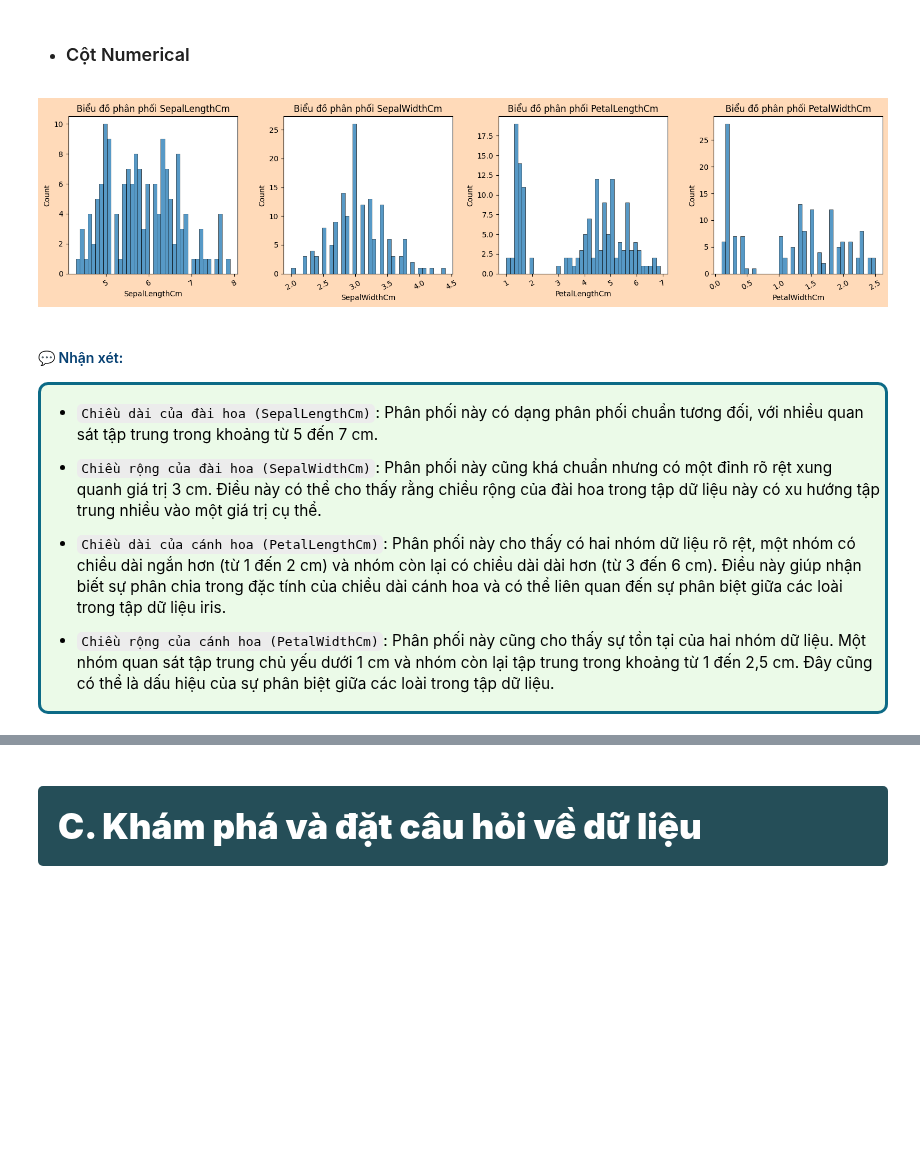
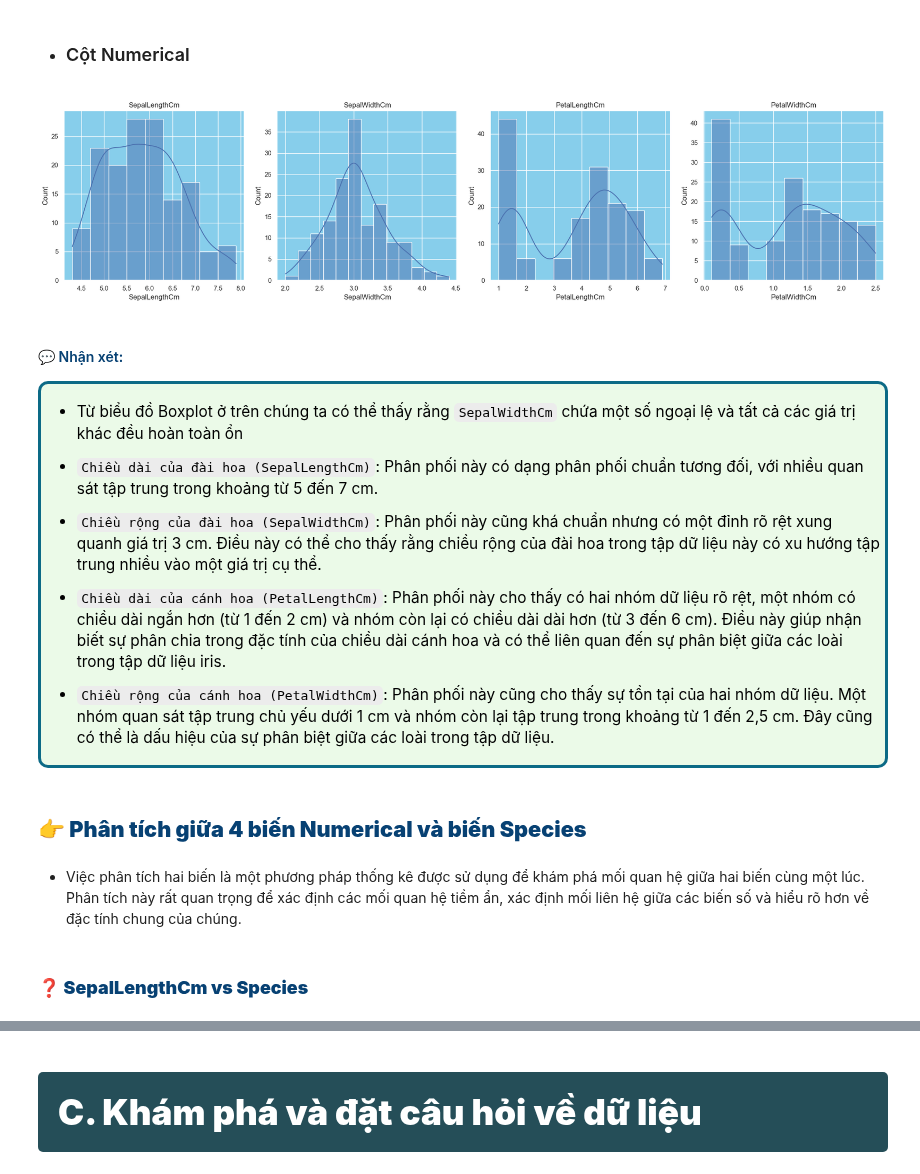
Before and after one commit to duongtruongbinh/Data-Visualization-Labs, a Jupyter notebook: Lab 3/Source/21127115_21127229_21127616.ipynb, the cells around one changed output, grey strips where cells are left out. Saved outputs shown, nothing was run; the diff lists cells and outputs as text; code cells hidden in the pictures; blank space fills up the shorter version.

```diff
--- a/Lab 3/Source/21127115_21127229_21127616.ipynb
+++ b/Lab 3/Source/21127115_21127229_21127616.ipynb
@@ -181,19 +175,3 @@ plt.show()
 - Như vậy 3 lớp dữ liệu của cột `Species` có phân phối đồng đều.
 # %% [markdown]
 - ### Cột Numerical
-# %%
-num_num_cols = len(num_list[1:])
-num_rows = num_num_cols // 4 + (1 if num_num_cols % 4 != 0 else 0)
-
-plt.figure(figsize=(16, 4 * num_rows))
-for i, col in enumerate(num_list[1:], 1):
-    plt.subplot(num_rows, 4, i)
-    sns.histplot(df[col], bins=40)
-    plt.title(f'Biểu đồ phân phối {col}')
-    plt.xlabel(col)
-    plt.xticks(rotation=30)
-
-plt.tight_layout()
-plt.show()
-# %% [output]
-[figure, removed]
@@ -200,6 +209,38 @@ plt.show()
+# %%
+numeric_features = [col for col in df.columns if df[col].dtype in ['int64', 'float64']]
+
+# Calculate the number of rows and columns for subplots
+num_features = len(numeric_features[1:])
+num_rows = math.ceil(num_features / 4)  # Adjust the number 4 based on how many plots you want per row
+num_cols = min(num_features, 4)
+
+# Set up the figure and axes for subplots
+fig, axes = plt.subplots(nrows=num_rows, ncols=num_cols, figsize=(5*num_cols, 5*num_rows))
+
+# Flatten the axes for easier iteration
+axes = axes.flatten()
+
+sns.set_theme(style="darkgrid")
+
+# Loop through each numerical feature and create a distribution plot with custom bar color
+for i, col in enumerate(numeric_features[1:]):
+    sns.histplot(df[col], kde=True, ax=axes[i])
+    axes[i].set_title(col)
+    axes[i].set_facecolor('skyblue')  # Set background color to skyblue
+# Remove any unused subplots
+for i in range(num_features, num_rows*num_cols):
+    fig.delaxes(axes[i])
+
+# Adjust layout
+plt.tight_layout()
+plt.show()
+# %% [output]
+[figure, added]
 # %% [markdown]
 #### <span style='color:#074173'> 💬 Nhận xét: </span>
 <div style="border-radius:10px;border:#0C6A86 solid;padding:5px;background-color:#ebfae8;font-size:110%;text-align:left;color:black">
+
+- Từ biểu đồ Boxplot ở trên chúng ta có thể thấy rằng `SepalWidthCm` chứa một số ngoại lệ và tất cả các giá trị khác đều hoàn toàn ổn
 
 - `Chiều dài của đài hoa (SepalLengthCm)`: Phân phối này có dạng phân phối chuẩn tương đối, với nhiều quan sát tập trung trong khoảng từ 5 đến 7 cm.
 
@@ -208,3 +249,10 @@ plt.show()
 - `Chiều dài của cánh hoa (PetalLengthCm)`: Phân phối này cho thấy có hai nhóm dữ liệu rõ rệt, một nhóm có chiều dài ngắn hơn (từ 1 đến 2 cm) và nhóm còn lại có chiều dài dài hơn (từ 3 đến 6 cm). Điều này giúp nhận biết sự phân chia trong đặc tính của chiều dài cánh hoa và có thể liên quan đến sự phân biệt giữa các loài trong tập dữ liệu iris.
 
 - `Chiều rộng của cánh hoa (PetalWidthCm)`: Phân phối này cũng cho thấy sự tồn tại của hai nhóm dữ liệu. Một nhóm quan sát tập trung chủ yếu dưới 1 cm và nhóm còn lại tập trung trong khoảng từ 1 đến 2,5 cm. Đây cũng có thể là dấu hiệu của sự phân biệt giữa các loài trong tập dữ liệu.
+# %% [markdown]
+## <span style='color:#074173'> <b>👉 Phân tích giữa 4 biến Numerical và biến Species </b> </span>
+# %% [markdown]
+- Việc phân tích hai biến là một phương pháp thống kê được sử dụng để khám phá mối quan hệ giữa hai biến cùng một lúc. Phân tích này rất quan trọng để xác định các mối quan hệ tiềm ẩn, xác định mối liên hệ giữa các biến số và hiểu rõ hơn về đặc tính chung của chúng.
+# %% [markdown]
+
+### <span style='color:#074173'> <b>❓ SepalLengthCm vs Species</b> </span>
```
Also changed, not shown: parts of 28 cells of this notebook.
